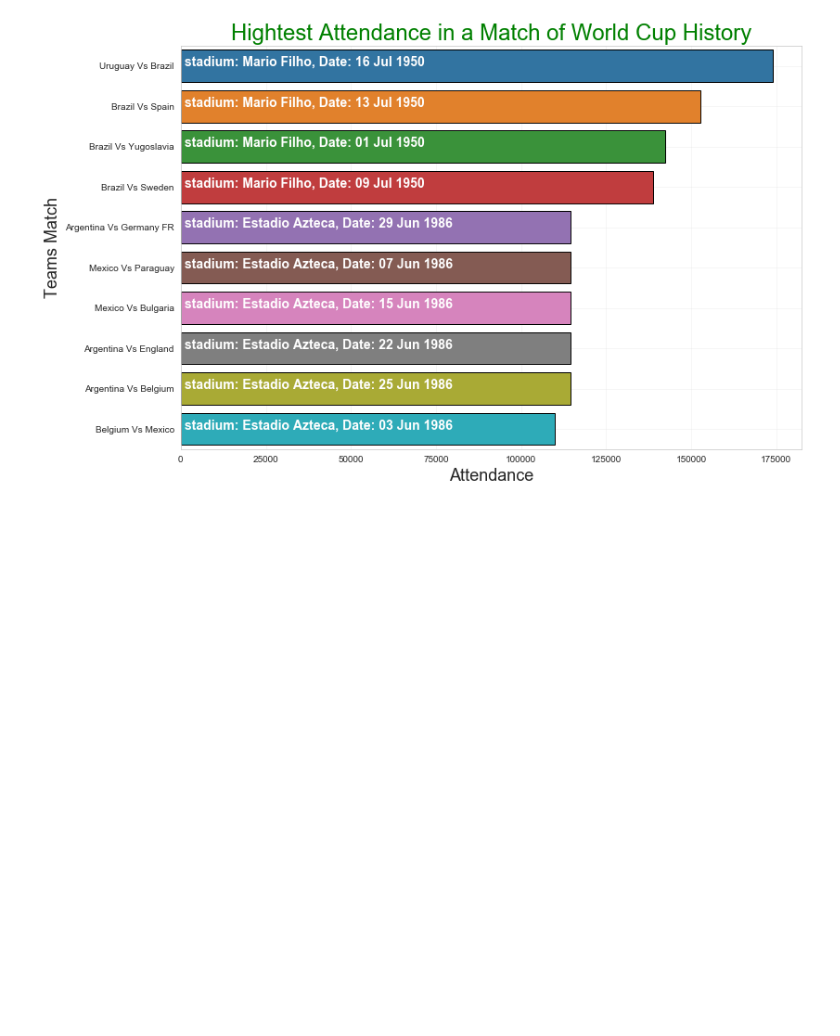
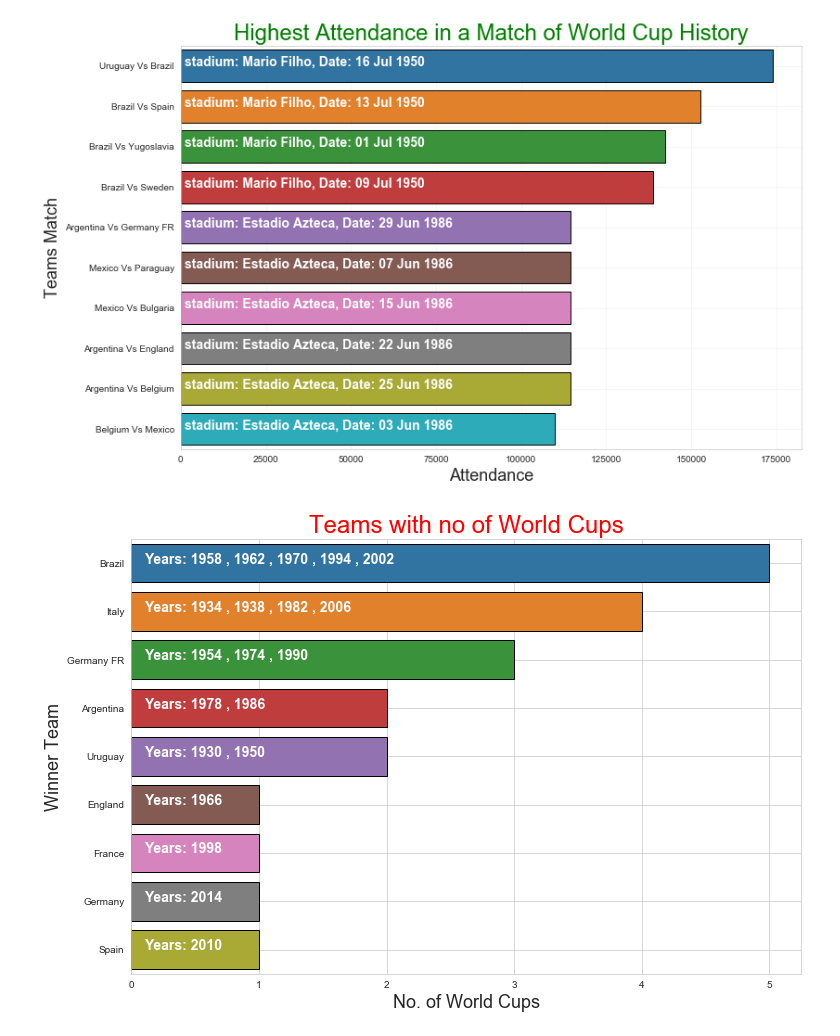
Before and after one commit to saurabh906/Fifa-Project, a Jupyter notebook: Fifa Project Notebook.ipynb, the cells around one changed output. Cells and saved outputs as stored; diff of their text form; code cells hidden in the pictures; blank space fills up the shorter version.

Commit message:
New Data

```diff
--- a/Fifa Project Notebook.ipynb
+++ b/Fifa Project Notebook.ipynb
@@ -83,3 +83,18 @@ for i,j in enumerate(" stadium: "+h_att["Stadium"] + ", Date: " + h_att["Datetim
     ax.text(.7,i,j,fontsize=14,color='white', weight='bold')
 # %% [output]
 [figure]
+# %%
+c1 = worldCup.groupby("Winner")["Year1"].apply(" , ".join).reset_index()
+c2 = worldCup.groupby("Winner")["Year"].count().reset_index()
+c12 = c1.merge(c2,left_on="Winner",right_on="Winner",how="left")
+c12 = c12.sort_values(by="Year", ascending=False)
+plt.figure(figsize = (12,8))
+ax = sns.barplot("Year", "Winner", data=c12, linewidth=1, edgecolor="k"*len(c12))
+plt.grid(True)
+plt.xlabel("No. of World Cups", fontsize=18)
+plt.ylabel("Winner Team", fontsize=18)
+plt.title("Teams with no of World Cups", fontsize=24,color='r')
+for i,j in enumerate("Years: " + c12["Year1"]):
+    ax.text(.1,i,j,color='white',weight='bold',fontsize=14)
+# %% [output]
+[figure, added]
```
Also changed, not shown: parts of 4 cells of this notebook.
